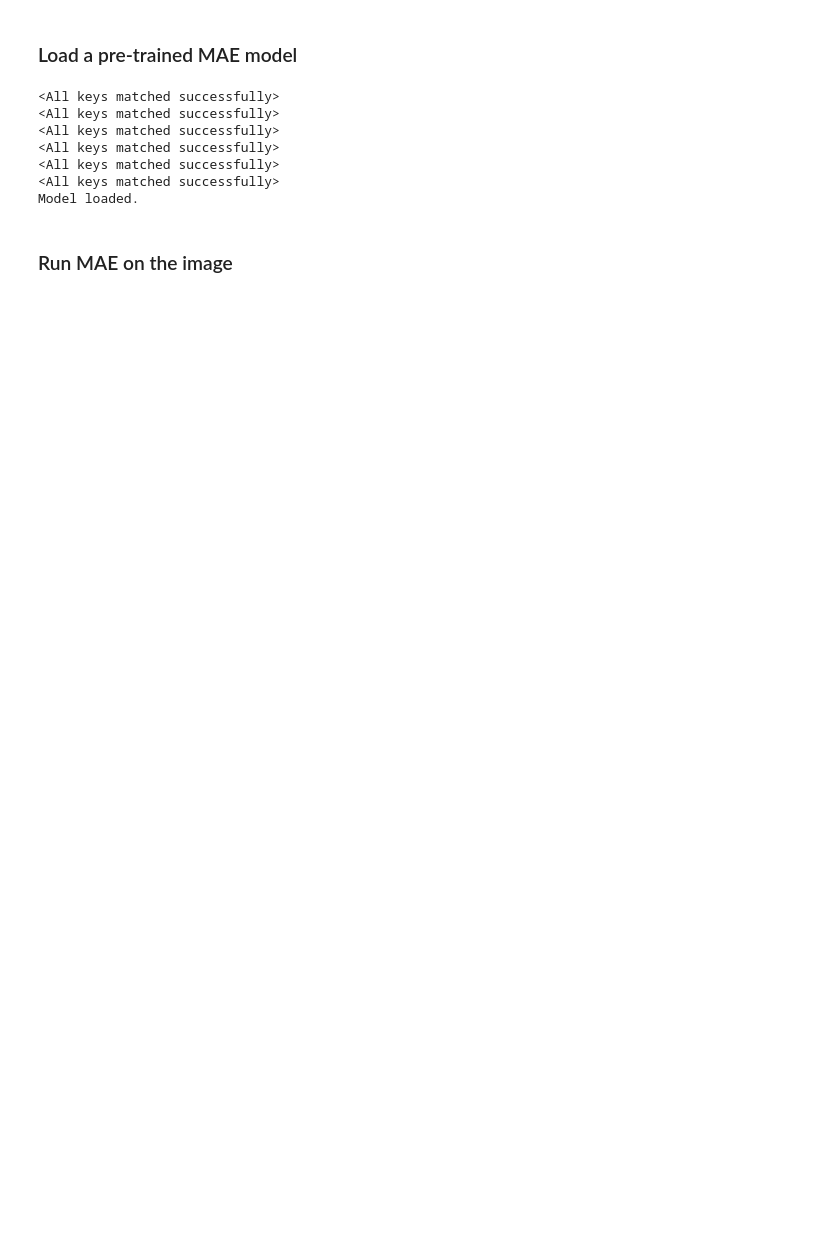
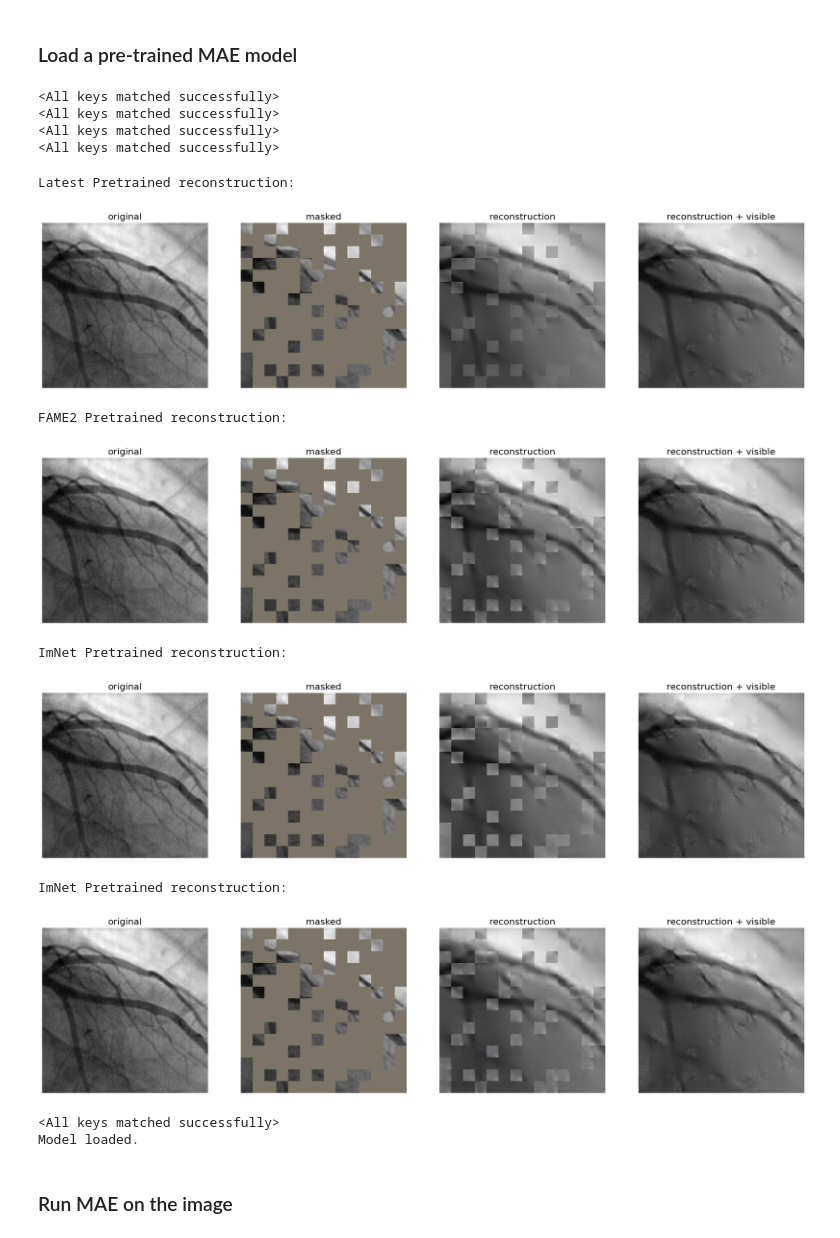
Before and after one commit to mkondracki/Cardio_Vizual_Prediction-RETFound_MAE, a Jupyter notebook: RETFound_visualize.ipynb, the cells around one changed output. Drawn from its saved outputs; the diff is of its cells as text; code cells hidden in the pictures; blank space fills up the shorter version.

```diff
--- a/RETFound_visualize.ipynb
+++ b/RETFound_visualize.ipynb
@@ -116,5 +125,54 @@ show_image(torch.tensor(img))
 # %% [markdown]
 ### Load a pre-trained MAE model
+# %%
+# chkpt = '/data/mkondrac/foundation_model_cardio/code/RETFound_MAE/output_dir_pretrain_fame2/checkpoint-60.pth'
+chkpt_latest = "/data/mkondrac/foundation_model_cardio/code/RETFound_MAE/output_dir_pretrain_XCA2_FAME2/checkpoint-399.pth"
+# chkpt_latest = "/data/mkondrac/foundation_model_cardio/code/RETFound_MAE/output_dir_finetuned_newModel_oldFame2/ViT from RETFound all data Finetune-best-f1.pth"
+chkpt_fame2_old = "/data/mkondrac/foundation_model_cardio/code/RETFound_MAE/pretrained/RETFound_fame2_weights.pth"
+# chkpt_cfp = '/data/mkondrac/foundation_model_cardio/code/RETFound_MAE/pretrained/RETFound_cfp_weights.pth'
+chkpt_imnet = '/data/mkondrac/foundation_model_cardio/code/RETFound_MAE/pretrained/ViT_ImNet_fame2.pth'
+chkpt_xca_fame2 = "/data/mkondrac/foundation_model_cardio/code/RETFound_MAE/output_dir_pretrain_XCA_FAME2/checkpoint-230.pth"
+
+model_vit_angio_latest = prepare_model(chkpt_latest, 'mae_vit_large_patch16')
+model_vit_fame2_old = prepare_model(chkpt_fame2_old, 'mae_vit_large_patch16')
+# model_vit_cfp = prepare_model(chkpt_cfp, 'mae_vit_large_patch16')
+model_vit_imnet = prepare_model(chkpt_imnet, 'mae_vit_large_patch16')
+model_vit_fame2_new = prepare_model(chkpt_xca_fame2, 'mae_vit_large_patch16')
+# %% [output]
+<All keys matched successfully>
+<All keys matched successfully>
+<All keys matched successfully>
+<All keys matched successfully>
+# %%
+seed=11
+
+img = process_and_show_image(folder_path, show=False)
+
+# make random mask reproducible (comment out to make it change)
+torch.manual_seed(seed)
+print('Latest Pretrained reconstruction:')
+run_one_image(img, model_vit_angio_latest)
+
+torch.manual_seed(seed)
+print('FAME2 Pretrained reconstruction:')
+run_one_image(img, model_vit_fame2_old)
+
+torch.manual_seed(seed)
+print('ImNet Pretrained reconstruction:')
+run_one_image(img, model_vit_imnet)
+
+torch.manual_seed(seed)
+print('ImNet Pretrained reconstruction:')
+run_one_image(img, model_vit_fame2_new)
+# %% [output]
+Latest Pretrained reconstruction:
+[figure, added]
+FAME2 Pretrained reconstruction:
+[figure, added]
+ImNet Pretrained reconstruction:
+[figure, added]
+ImNet Pretrained reconstruction:
+[figure, added]
 # %%
 chkpt_dir_cfp = '/data/mkondrac/foundation_model_cardio/code/RETFound_MAE/pretrained/RETFound_cfp_weights.pth'
 chkpt_dir_oct = '/data/mkondrac/foundation_model_cardio/code/RETFound_MAE/pretrained/RETFound_oct_weights.pth'
@@ -123,19 +181,14 @@ chkpt_dir_fame2 = '/data/mkondrac/foundation_model_cardio/code/RETFound_MAE/pret
 chkpt_dir_imNet = '/data/mkondrac/foundation_model_cardio/code/RETFound_MAE/pretrained/mae_visualize_vit_large.pth'
 chkpt_dir_imNet_fame2 = '/data/mkondrac/foundation_model_cardio/code/RETFound_MAE/output_dir_pretrain_ImNet/checkpoint-300.pth'
 
-model_mae_cfp = prepare_model(chkpt_dir_cfp, 'mae_vit_large_patch16')
-model_mae_oct = prepare_model(chkpt_dir_oct, 'mae_vit_large_patch16')
-model_mae_xca = prepare_model(chkpt_dir_xca, 'mae_vit_large_patch16')
+# model_mae_cfp = prepare_model(chkpt_dir_cfp, 'mae_vit_large_patch16')
+# model_mae_oct = prepare_model(chkpt_dir_oct, 'mae_vit_large_patch16')
+# model_mae_xca = prepare_model(chkpt_dir_xca, 'mae_vit_large_patch16')
 model_mae_fame2 = prepare_model(chkpt_dir_fame2, 'mae_vit_large_patch16')
-model_vit_imNet = prepare_model(chkpt_dir_imNet, 'mae_vit_large_patch16')
-model_vit_imNet_fame2 = prepare_model(chkpt_dir_imNet_fame2, 'mae_vit_large_patch16')
+# model_vit_imNet = prepare_model(chkpt_dir_imNet, 'mae_vit_large_patch16')
+# model_vit_imNet_fame2 = prepare_model(chkpt_dir_imNet_fame2, 'mae_vit_large_patch16')
 print('Model loaded.')
 # %% [output]
-<All keys matched successfully>
-<All keys matched successfully>
-<All keys matched successfully>
-<All keys matched successfully>
-<All keys matched successfully>
 <All keys matched successfully>
 Model loaded.
 # %% [markdown]
```
Also changed, not shown: parts of 4 cells of this notebook, 3 other files.
